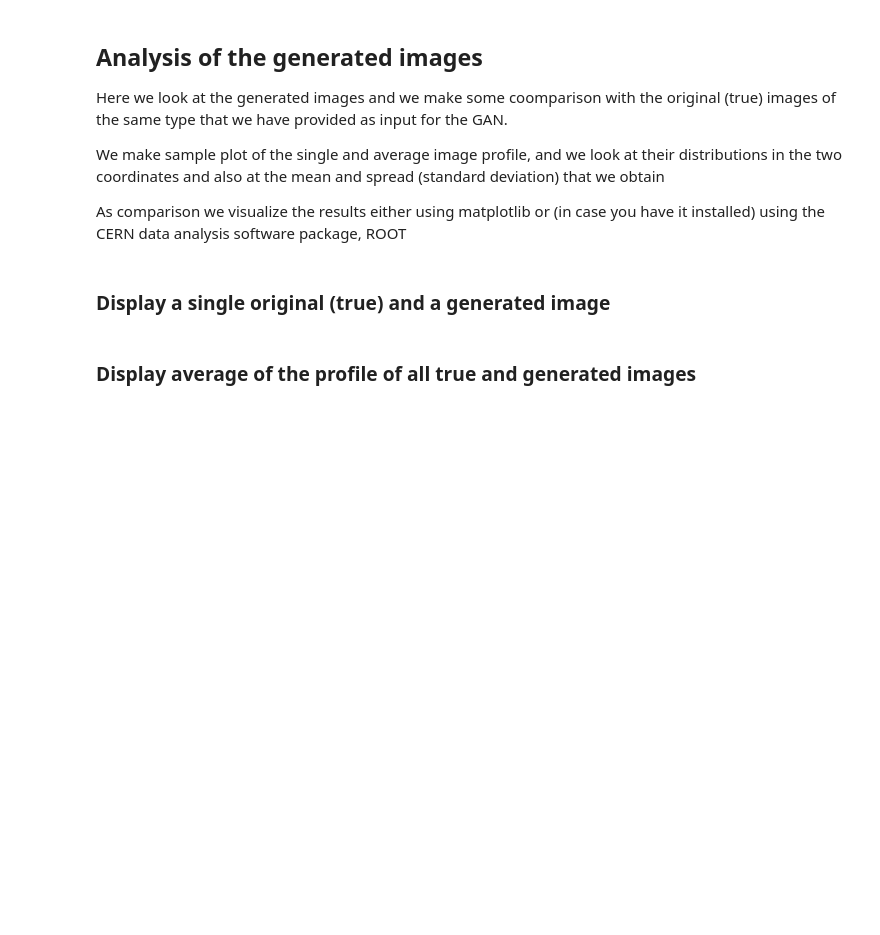
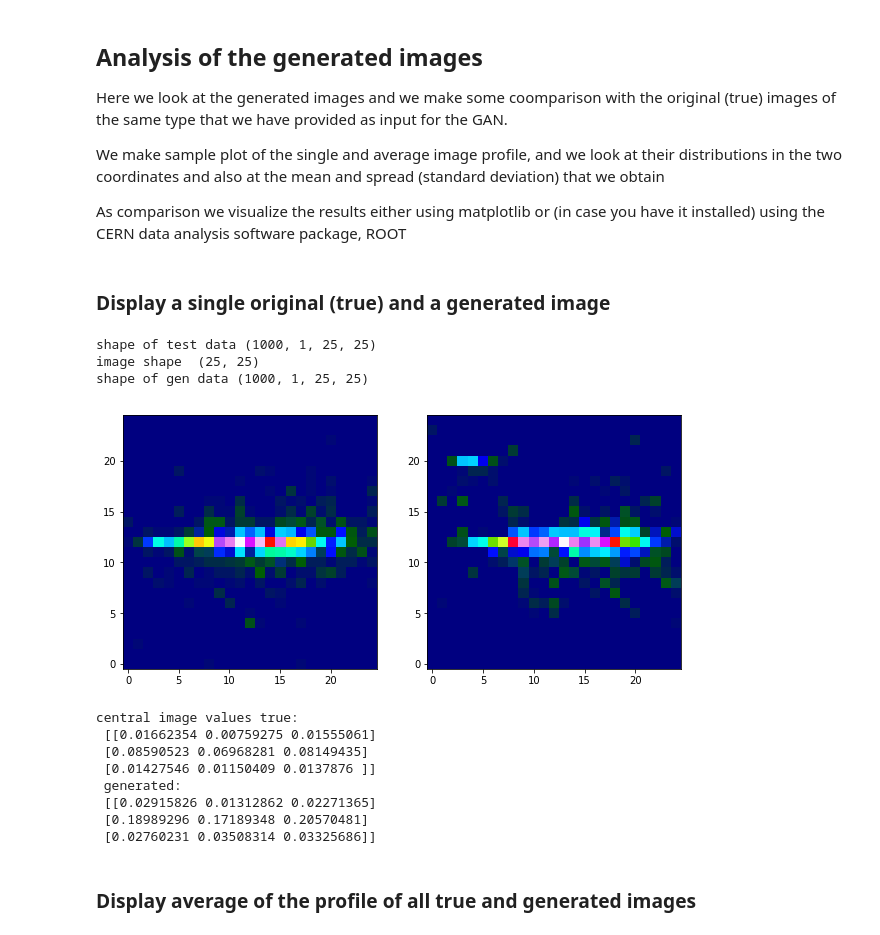
Before and after one commit to lmoneta/ml-tutorial-EIROforum, a Jupyter notebook: Ecal2DGan.ipynb, the cells around one changed output. Drawn from its saved outputs; the diff is of its cells as text; code cells hidden in the pictures; blank space fills up the shorter version.

```diff
--- a/Ecal2DGan.ipynb
+++ b/Ecal2DGan.ipynb
@@ -67,7 +69,7 @@ seed = None      #seed used for splitting the data (use None for having differen
 flip_rate = 0.05  #  rate used to flip  fake/real simulated data labels in the discriminator
 
 
-load_initial_weights = False # start training from an initial set of weights
+load_initial_weights = True # start training from an initial set of weights
 # input name for the weights used for loading the initial model configuration when load_initial_weigts=True
 input_weights = "weights_epoch_100"
 # %% [markdown]
@@ -506,27 +583,40 @@ As comparison we visualize the results either using matplotlib or (in case you h
 # %%
 #make plot of generated images comparinig with true images
 # X_gen is generated X_test is true
-plt.figure(2)
+plt.figure(2,figsize=(10,5))
 plt.subplot(121)
 print('shape of test data',X_test.shape)
 nx = X_test.shape[2]
 ny = X_test.shape[3]
 image_true = X_test[1,:].reshape(nx,ny)
 print('image shape ', image_true.shape)
 #plot images - note matplotlib uses matrix convention x axis matrix columnx, y axis matrix rowx
 
 plt.imshow(image_true, origin='lower',cmap=plt.cm.gist_ncar)
 
 
 plt.subplot(122)
 print('shape of gen data',X_gen.shape)
 image_gen = X_gen[1,:].reshape(nx,ny)
 
 plt.imshow(image_gen, origin='lower',cmap=plt.cm.gist_ncar)
 
 plt.show()
 
 print('central image values true:\n',image_true[11:14,11:14], '\n generated:\n',image_gen[11:14,11:14] )
+# %% [output]
+shape of test data (1000, 1, 25, 25)
+image shape  (25, 25)
+shape of gen data (1000, 1, 25, 25)
+[figure, added]
+central image values true:
+ [[0.01662354 0.00759275 0.01555061]
+ [0.08590523 0.06968281 0.08149435]
+ [0.01427546 0.01150409 0.0137876 ]]
+ generated:
+ [[0.02915826 0.01312862 0.02271365]
+ [0.18989296 0.17189348 0.20570481]
+ [0.02760231 0.03508314 0.03325686]]
 # %% [markdown]
 ### Display average of the profile of all true and generated images
 # %%
```
Also changed, not shown: parts of 26 cells of this notebook.
